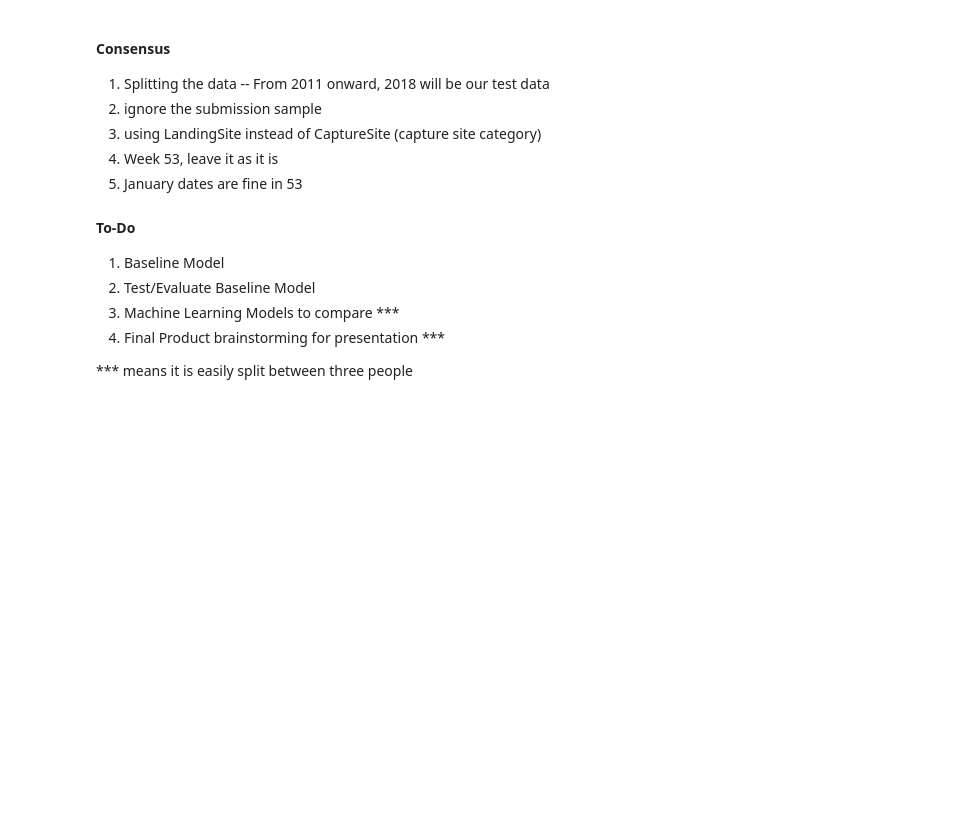
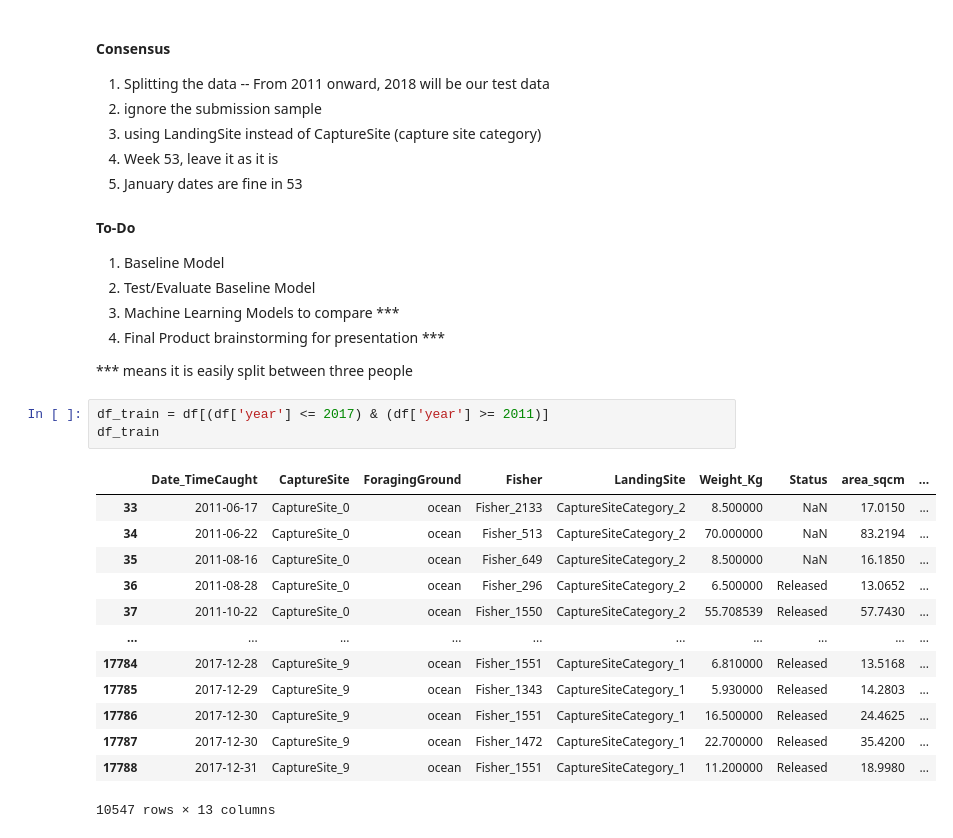
Before and after one commit to tinamangum/turtles, a Jupyter notebook: turtle_eda_di.ipynb, the cells around one changed output. Drawn from its saved outputs; the diff is of its cells as text; blank space fills up the shorter version.

```diff
--- a/turtle_eda_di.ipynb
+++ b/turtle_eda_di.ipynb
@@ -1148,3 +1181,20 @@ Interpretation: Analyze the performance of the baseline model to establish a ben
 4. Final Product brainstorming for presentation ***
 
 *** means it is easily split between three people
+# %%
+df_train = df[(df['year'] <= 2017) & (df['year'] >= 2011)]
+df_train
+# %% [output]
+|  | Date_TimeCaught | CaptureSite | ForagingGround | Fisher | LandingSite | Weight_Kg | Status | area_sqcm | ... |
+| 33 | 2011-06-17 | CaptureSite_0 | ocean | Fisher_2133 | CaptureSiteCategory_2 | 8.500000 | NaN | 17.0150 | ... |
+| 34 | 2011-06-22 | CaptureSite_0 | ocean | Fisher_513 | CaptureSiteCategory_2 | 70.000000 | NaN | 83.2194 | ... |
+| 35 | 2011-08-16 | CaptureSite_0 | ocean | Fisher_649 | CaptureSiteCategory_2 | 8.500000 | NaN | 16.1850 | ... |
+| 36 | 2011-08-28 | CaptureSite_0 | ocean | Fisher_296 | CaptureSiteCategory_2 | 6.500000 | Released | 13.0652 | ... |
+| 37 | 2011-10-22 | CaptureSite_0 | ocean | Fisher_1550 | CaptureSiteCategory_2 | 55.708539 | Released | 57.7430 | ... |
+| ... | ... | ... | ... | ... | ... | ... | ... | ... | ... |
+| 17784 | 2017-12-28 | CaptureSite_9 | ocean | Fisher_1551 | CaptureSiteCategory_1 | 6.810000 | Released | 13.5168 | ... |
+| 17785 | 2017-12-29 | CaptureSite_9 | ocean | Fisher_1343 | CaptureSiteCategory_1 | 5.930000 | Released | 14.2803 | ... |
+| 17786 | 2017-12-30 | CaptureSite_9 | ocean | Fisher_1551 | CaptureSiteCategory_1 | 16.500000 | Released | 24.4625 | ... |
+| 17787 | 2017-12-30 | CaptureSite_9 | ocean | Fisher_1472 | CaptureSiteCategory_1 | 22.700000 | Released | 35.4200 | ... |
+| 17788 | 2017-12-31 | CaptureSite_9 | ocean | Fisher_1551 | CaptureSiteCategory_1 | 11.200000 | Released | 18.9980 | ... |
+10547 rows × 13 columns
```
Also changed, not shown: parts of 28 cells of this notebook.
